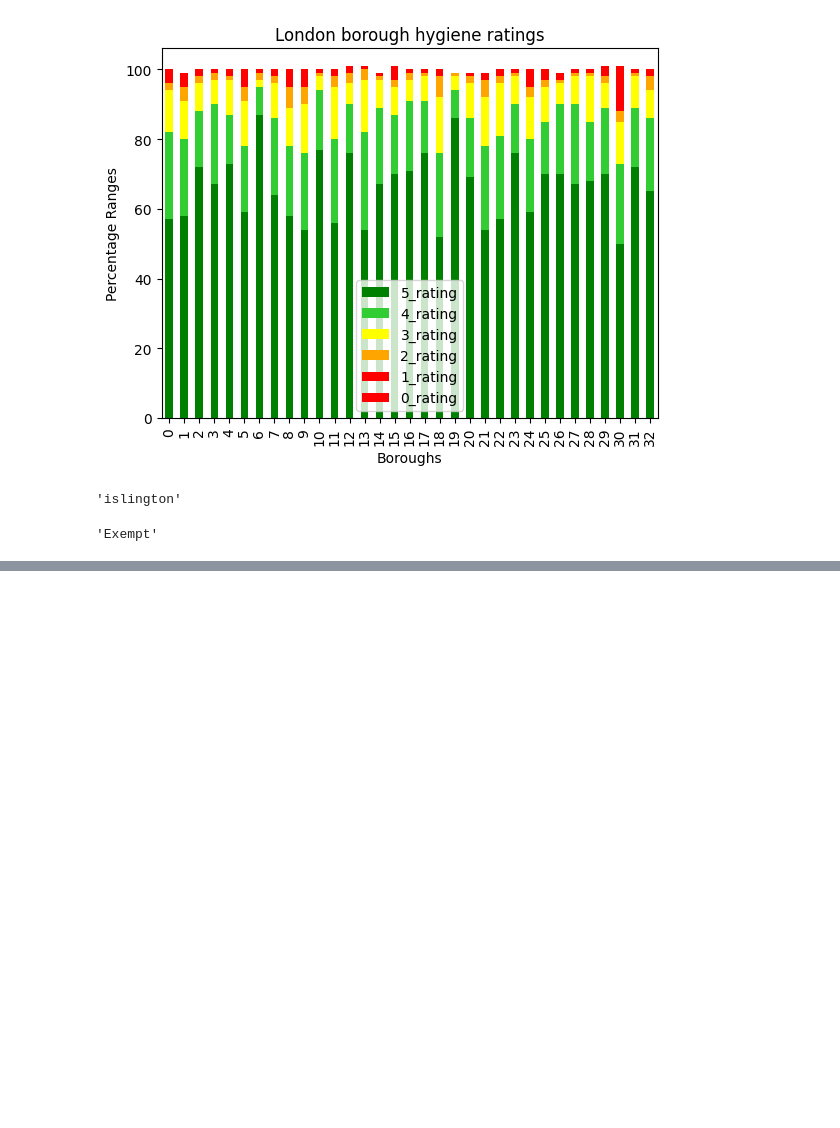
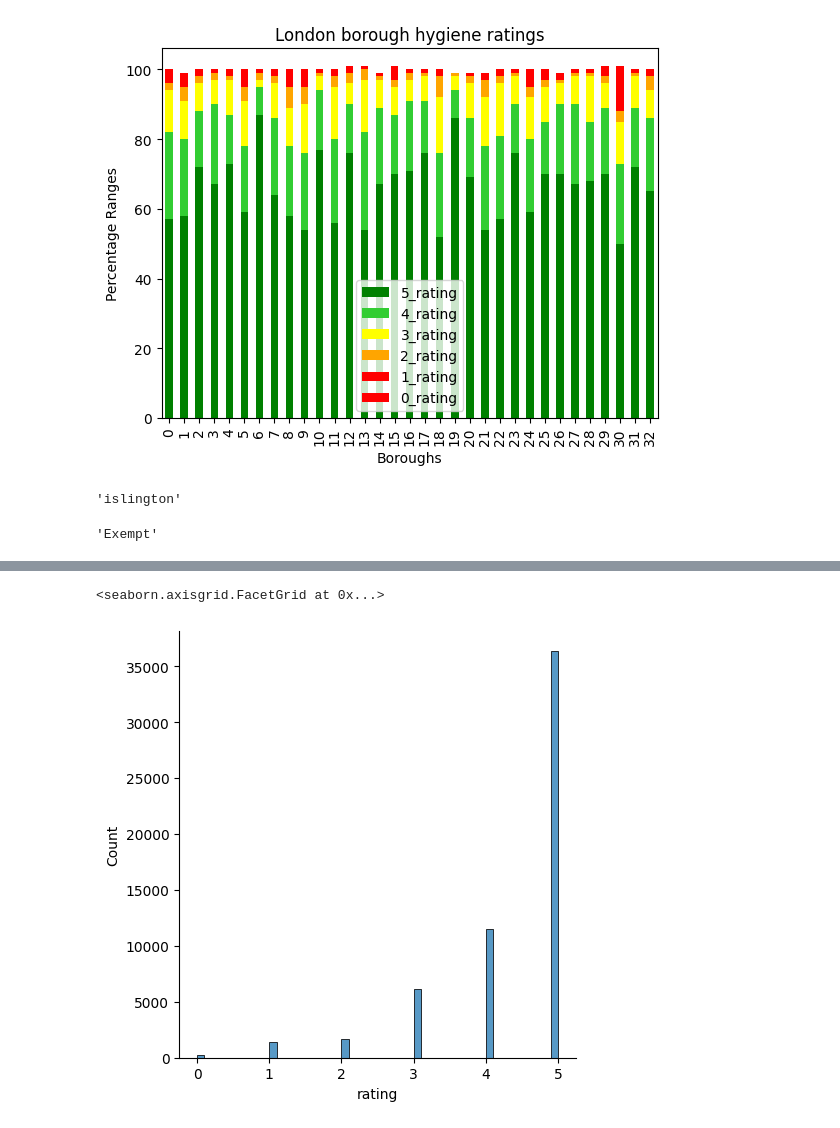
Before and after one commit to PointTensor/london-hygiene-rating, a Jupyter notebook: main.ipynb, the cells around one changed output, grey strips where cells are left out. Drawn from its saved outputs; the diff is of its cells as text; code cells hidden in the pictures; blank space fills up the shorter version.

Commit message:
dist plot for rating

```diff
--- a/main.ipynb
+++ b/main.ipynb
@@ -149,2 +132,4 @@ tot_df_geo.to_csv('/Users/rashidalawadhi/Documents/GitHub/data_analysis/excel_sh
 # %%
 #29/05/2023
+# %%
+df = pd.read_csv('/Users/rashidalawadhi/Documents/GitHub/data_analysis/london-hygiene-rating/excel_sheets/total_data.csv', index_col=0)
@@ -150,0 +152,5 @@ tot_df_geo.to_csv('/Users/rashidalawadhi/Documents/GitHub/data_analysis/excel_sh
+# %%
+sn.displot(data=df, x='rating', binwidth=0.1)
+# %% [output]
+<seaborn.axisgrid.FacetGrid at 0x...>
+[figure, added]
```
Also changed, not shown: parts of 5 cells of this notebook, 2 other files.
